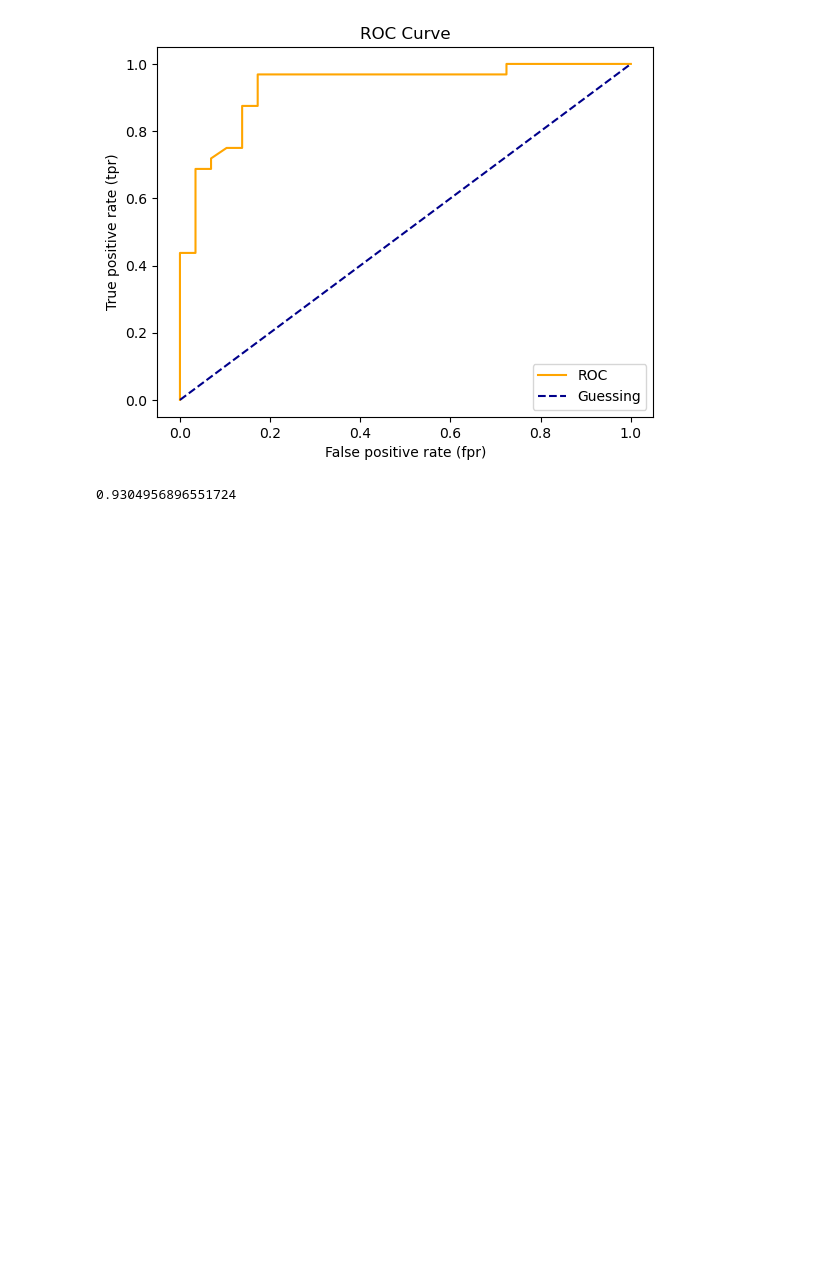
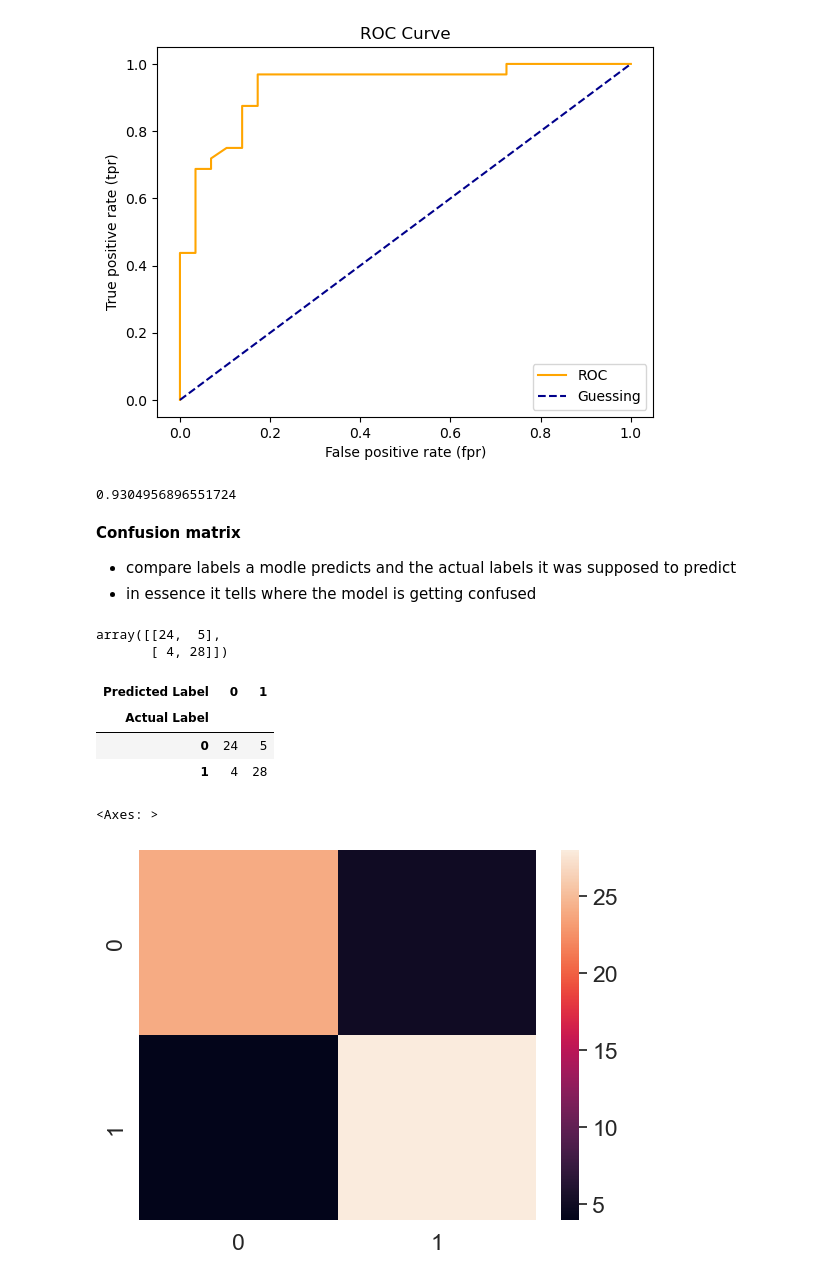
Before and after one commit to shrinidhib/ML-learn, a Jupyter notebook: introduction-to-scikit-learn.ipynb, the cells around one changed output. Drawn from its saved outputs; the diff is of its cells as text; code cells hidden in the pictures; blank space fills up the shorter version.

Commit message:
ScikitLearn - evaulating model confusion matrix

```diff
--- a/introduction-to-scikit-learn.ipynb
+++ b/introduction-to-scikit-learn.ipynb
@@ -1007,3 +1007,33 @@ from sklearn.metrics import roc_auc_score
 roc_auc_score(y_test, y_probs_positive)
 # %% [output]
 0.9304956896551724
+# %% [markdown]
+**Confusion matrix**
+* compare labels a modle predicts and the actual labels it was supposed
+to predict
+* in essence it tells where the model is getting confused
+# %%
+from sklearn.metrics import confusion_matrix
+y_preds=clf.predict(x_test)
+confusion_matrix(y_test,y_preds)
+# %% [output]
+array([[24,  5],
+       [ 4, 28]])
+# %%
+# visualise with pd cross tab
+
+pd.crosstab(y_test, y_preds, rownames=['Actual Label'], colnames=['Predicted Label'])
+# %% [output]
+| Predicted Label | 0 | 1 |
+| Actual Label |  |  |
+| 0 | 24 | 5 |
+| 1 | 4 | 28 |
+# %%
+# use seaborns heatmap to plot confusion matrix
+import seaborn as sns
+sns.set(font_scale=1.5)
+conf_mat=confusion_matrix(y_test,y_preds)
+sns.heatmap(conf_mat)
+# %% [output]
+<Axes: >
+[figure, added]
```
Also changed, not shown: parts of 2 cells of this notebook.
